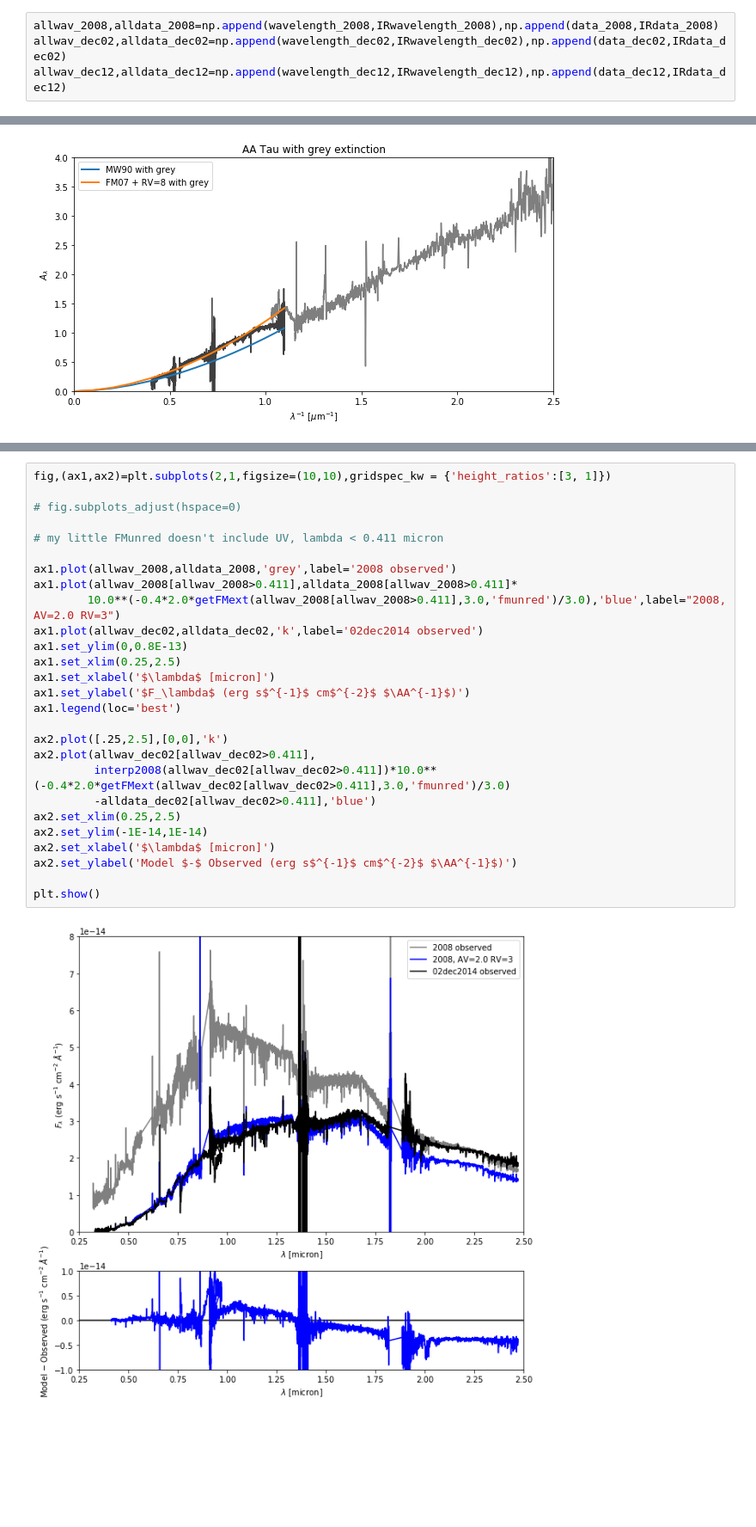
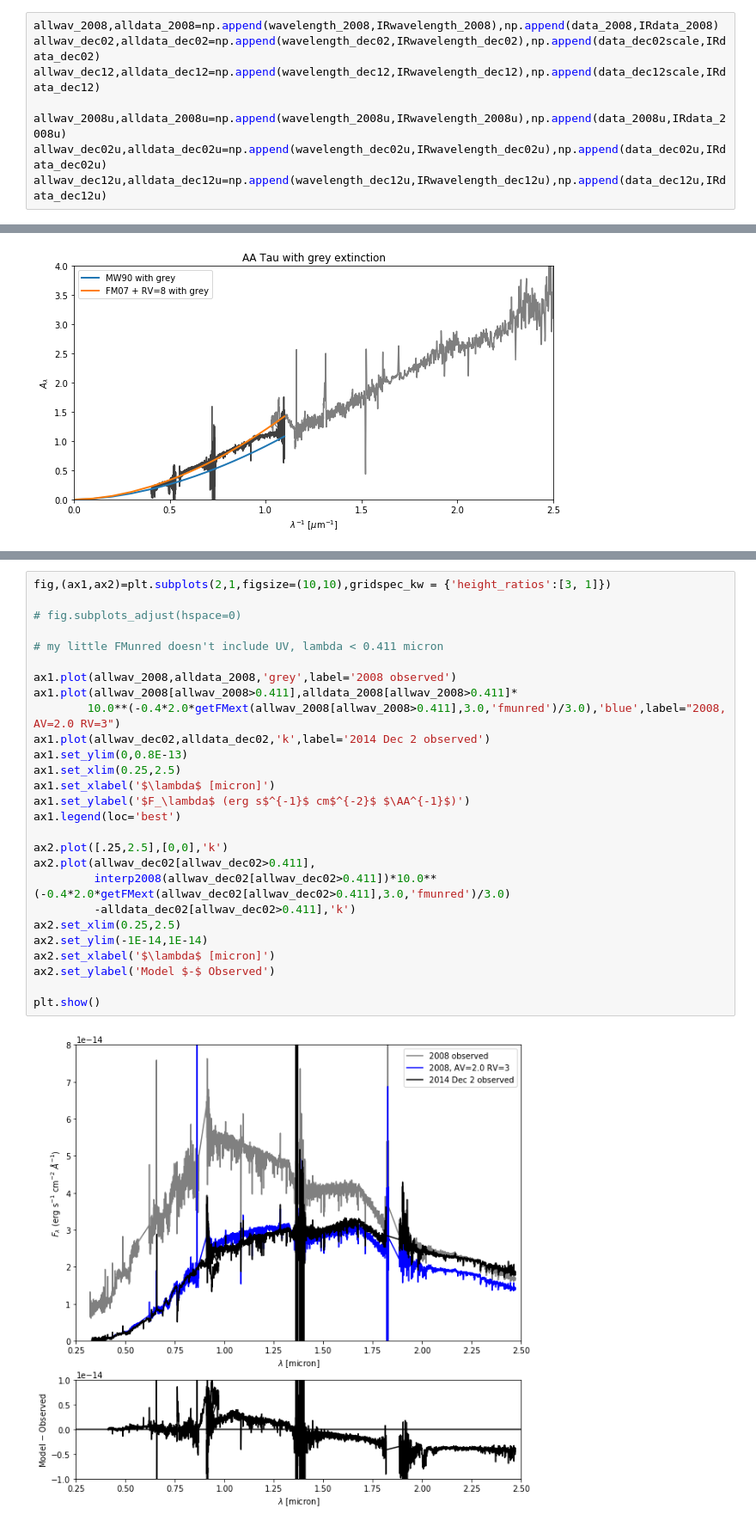
Before and after one commit to krislars/AA_Tau_Covey, a Jupyter notebook: AATau_data.ipynb, the cells around one changed output, grey strips where cells are left out. Shown at 86% size. Drawn from its saved outputs; the diff is of its cells as text; blank space fills up the shorter version.

```diff
--- a/AATau_data.ipynb
+++ b/AATau_data.ipynb
@@ -793,7 +820,11 @@ Conclusion: Scale Dec02 by 0.46 -> 1.82 and Dec12 by 0.50 -> 1.97 based on AAVSO
 # %%
 allwav_2008,alldata_2008=np.append(wavelength_2008,IRwavelength_2008),np.append(data_2008,IRdata_2008)
-allwav_dec02,alldata_dec02=np.append(wavelength_dec02,IRwavelength_dec02),np.append(data_dec02,IRdata_dec02)
-allwav_dec12,alldata_dec12=np.append(wavelength_dec12,IRwavelength_dec12),np.append(data_dec12,IRdata_dec12)
+allwav_dec02,alldata_dec02=np.append(wavelength_dec02,IRwavelength_dec02),np.append(data_dec02scale,IRdata_dec02)
+allwav_dec12,alldata_dec12=np.append(wavelength_dec12,IRwavelength_dec12),np.append(data_dec12scale,IRdata_dec12)
+
+allwav_2008u,alldata_2008u=np.append(wavelength_2008u,IRwavelength_2008u),np.append(data_2008u,IRdata_2008u)
+allwav_dec02u,alldata_dec02u=np.append(wavelength_dec02u,IRwavelength_dec02u),np.append(data_dec02u,IRdata_dec02u)
+allwav_dec12u,alldata_dec12u=np.append(wavelength_dec12u,IRwavelength_dec12u),np.append(data_dec12u,IRdata_dec12u)
 # %%
 interp2008=interp.interp1d(allwav_2008,alldata_2008)
 
@@ -1168,29 +1249,29 @@ ascii.write(t, format='ecsv', output='AATau_opt2014dec12.txt', overwrite=True)
 # %%
 fig,(ax1,ax2)=plt.subplots(2,1,figsize=(10,10),gridspec_kw = {'height_ratios':[3, 1]})
 
 # fig.subplots_adjust(hspace=0)
 
 # my little FMunred doesn't include UV, lambda < 0.411 micron
 
 ax1.plot(allwav_2008,alldata_2008,'grey',label='2008 observed')
 ax1.plot(allwav_2008[allwav_2008>0.411],alldata_2008[allwav_2008>0.411]*
         10.0**(-0.4*2.0*getFMext(allwav_2008[allwav_2008>0.411],3.0,'fmunred')/3.0),'blue',label="2008, AV=2.0 RV=3")
-ax1.plot(allwav_dec02,alldata_dec02,'k',label='02dec2014 observed')
+ax1.plot(allwav_dec02,alldata_dec02,'k',label='2014 Dec 2 observed')
 ax1.set_ylim(0,0.8E-13)
 ax1.set_xlim(0.25,2.5)
 ax1.set_xlabel('$\lambda$ [micron]')
 ax1.set_ylabel('$F_\lambda$ (erg s$^{-1}$ cm$^{-2}$ $\AA^{-1}$)')
 ax1.legend(loc='best')
 
 ax2.plot([.25,2.5],[0,0],'k')
 ax2.plot(allwav_dec02[allwav_dec02>0.411],
          interp2008(allwav_dec02[allwav_dec02>0.411])*10.0**(-0.4*2.0*getFMext(allwav_dec02[allwav_dec02>0.411],3.0,'fmunred')/3.0)
-         -alldata_dec02[allwav_dec02>0.411],'blue')
+         -alldata_dec02[allwav_dec02>0.411],'k')
 ax2.set_xlim(0.25,2.5)
 ax2.set_ylim(-1E-14,1E-14)
 ax2.set_xlabel('$\lambda$ [micron]')
-ax2.set_ylabel('Model $-$ Observed (erg s$^{-1}$ cm$^{-2}$ $\AA^{-1}$)')
+ax2.set_ylabel('Model $-$ Observed')
 
 plt.show()
 # %% [output]
-[figure, old version]
+[figure, new version]
```
Also changed, not shown: parts of 88 cells of this notebook.
